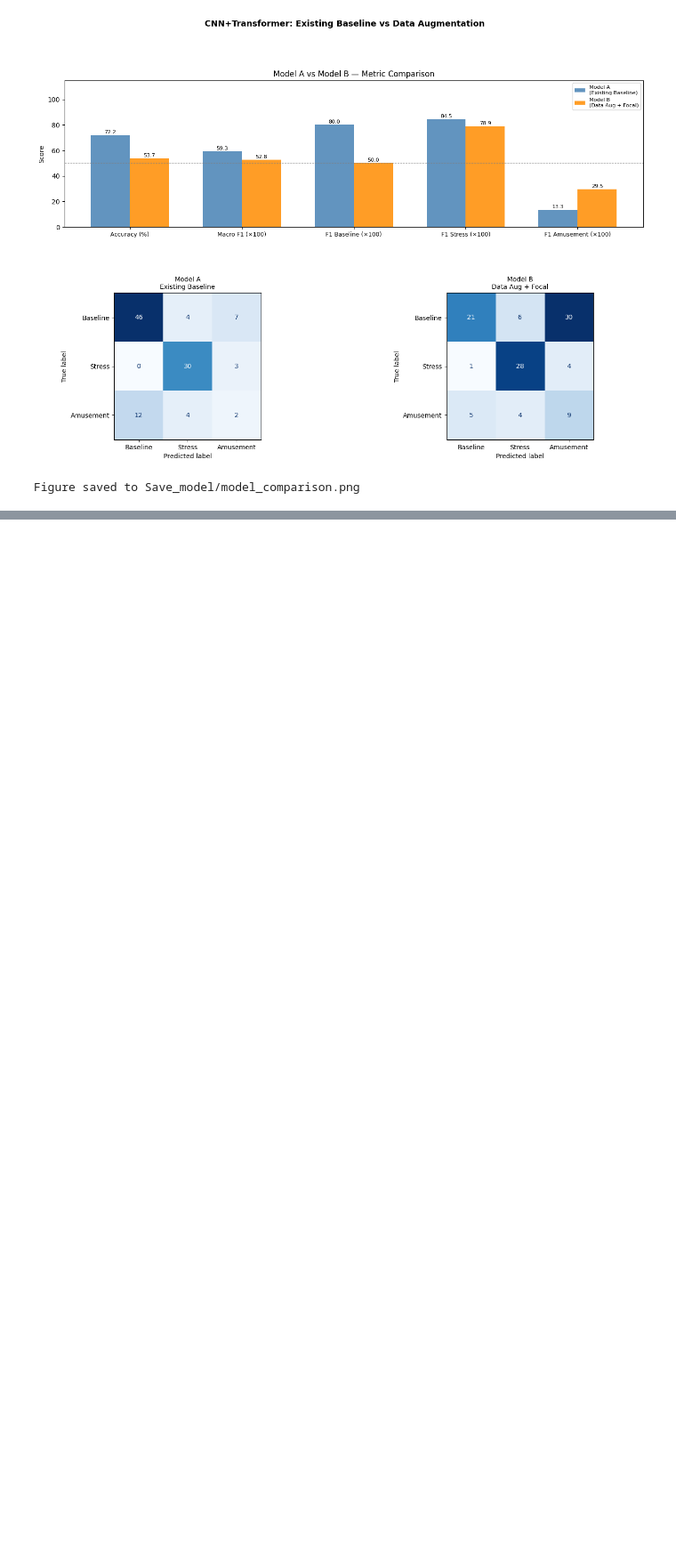
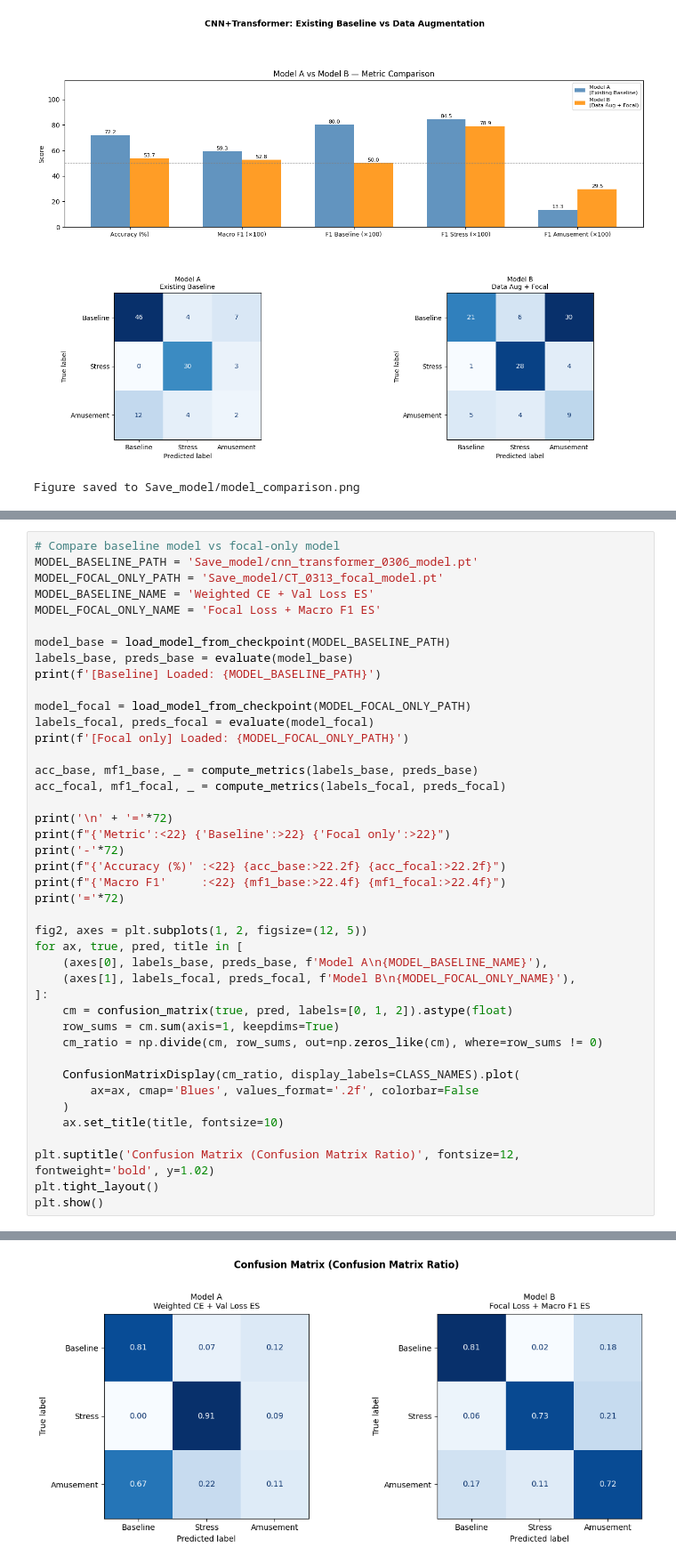
Before and after one commit to binghin2/Research, a Jupyter notebook: WESAD_classification/Training/CNN_TF/Model_Comparison.ipynb, the cells around one changed output, grey strips where cells are left out. Shown at 89% size. Drawn from its saved outputs; the diff is of its cells as text; blank space fills up the shorter version.

```diff
--- a/WESAD_classification/Training/CNN_TF/Model_Comparison.ipynb
+++ b/WESAD_classification/Training/CNN_TF/Model_Comparison.ipynb
@@ -333,0 +338,43 @@ Figure saved to Save_model/model_comparison.png
+# %%
+# Compare baseline model vs focal-only model
+MODEL_BASELINE_PATH = 'Save_model/cnn_transformer_0306_model.pt'
+MODEL_FOCAL_ONLY_PATH = 'Save_model/CT_0313_focal_model.pt'
+MODEL_BASELINE_NAME = 'Weighted CE + Val Loss ES'
+MODEL_FOCAL_ONLY_NAME = 'Focal Loss + Macro F1 ES'
+
+model_base = load_model_from_checkpoint(MODEL_BASELINE_PATH)
+labels_base, preds_base = evaluate(model_base)
+print(f'[Baseline] Loaded: {MODEL_BASELINE_PATH}')
+
+model_focal = load_model_from_checkpoint(MODEL_FOCAL_ONLY_PATH)
+labels_focal, preds_focal = evaluate(model_focal)
+print(f'[Focal only] Loaded: {MODEL_FOCAL_ONLY_PATH}')
+
+acc_base, mf1_base, _ = compute_metrics(labels_base, preds_base)
+acc_focal, mf1_focal, _ = compute_metrics(labels_focal, preds_focal)
+
+print('\n' + '='*72)
+print(f"{'Metric':<22} {'Baseline':>22} {'Focal only':>22}")
+print('-'*72)
+print(f"{'Accuracy (%)' :<22} {acc_base:>22.2f} {acc_focal:>22.2f}")
+print(f"{'Macro F1'     :<22} {mf1_base:>22.4f} {mf1_focal:>22.4f}")
+print('='*72)
+
+fig2, axes = plt.subplots(1, 2, figsize=(12, 5))
+for ax, true, pred, title in [
+    (axes[0], labels_base, preds_base, f'Model A\n{MODEL_BASELINE_NAME}'),
+    (axes[1], labels_focal, preds_focal, f'Model B\n{MODEL_FOCAL_ONLY_NAME}'),
+]:
+    cm = confusion_matrix(true, pred, labels=[0, 1, 2]).astype(float)
+    row_sums = cm.sum(axis=1, keepdims=True)
+    cm_ratio = np.divide(cm, row_sums, out=np.zeros_like(cm), where=row_sums != 0)
+
+    ConfusionMatrixDisplay(cm_ratio, display_labels=CLASS_NAMES).plot(
+        ax=ax, cmap='Blues', values_format='.2f', colorbar=False
+    )
+    ax.set_title(title, fontsize=10)
+
+plt.suptitle('Confusion Matrix (Confusion Matrix Ratio)', fontsize=12, fontweight='bold', y=1.02)
+plt.tight_layout()
+plt.show()
+# %% [output]
@@ -333,0 +390 @@ Figure saved to Save_model/model_comparison.png
+[figure, added]
```
Also changed, not shown: parts of 2 cells of this notebook, 3 other files.
